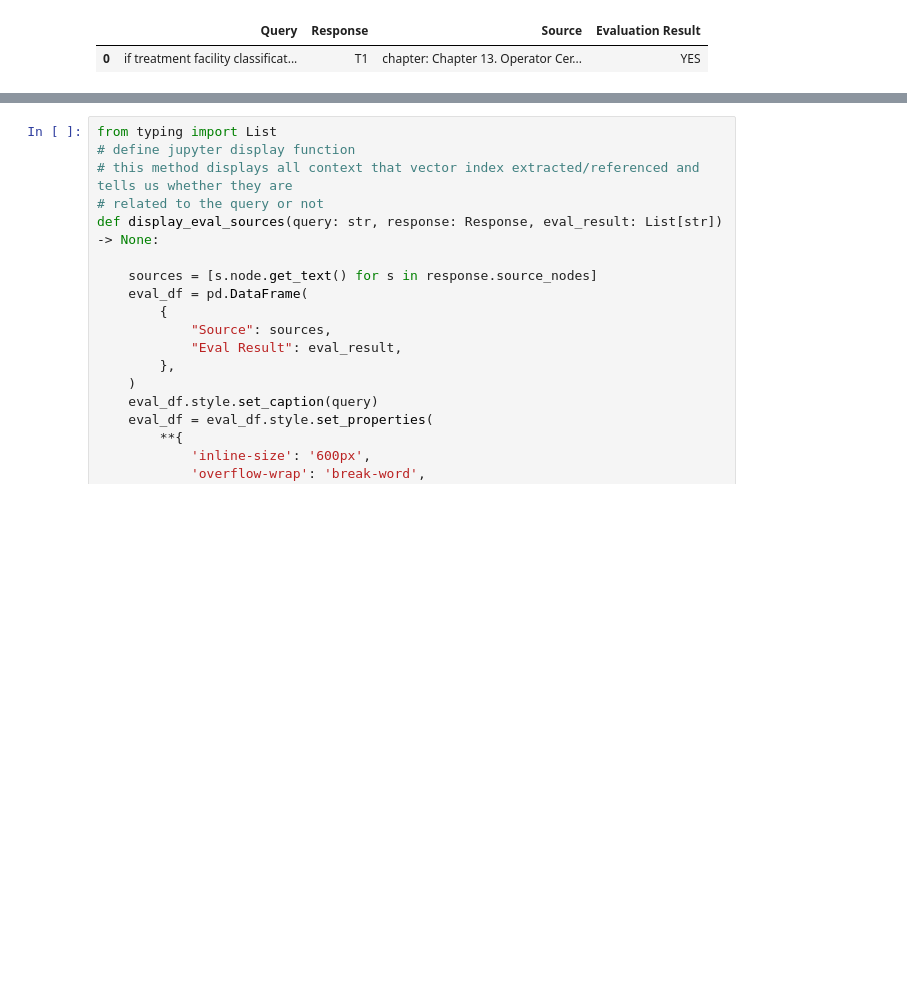
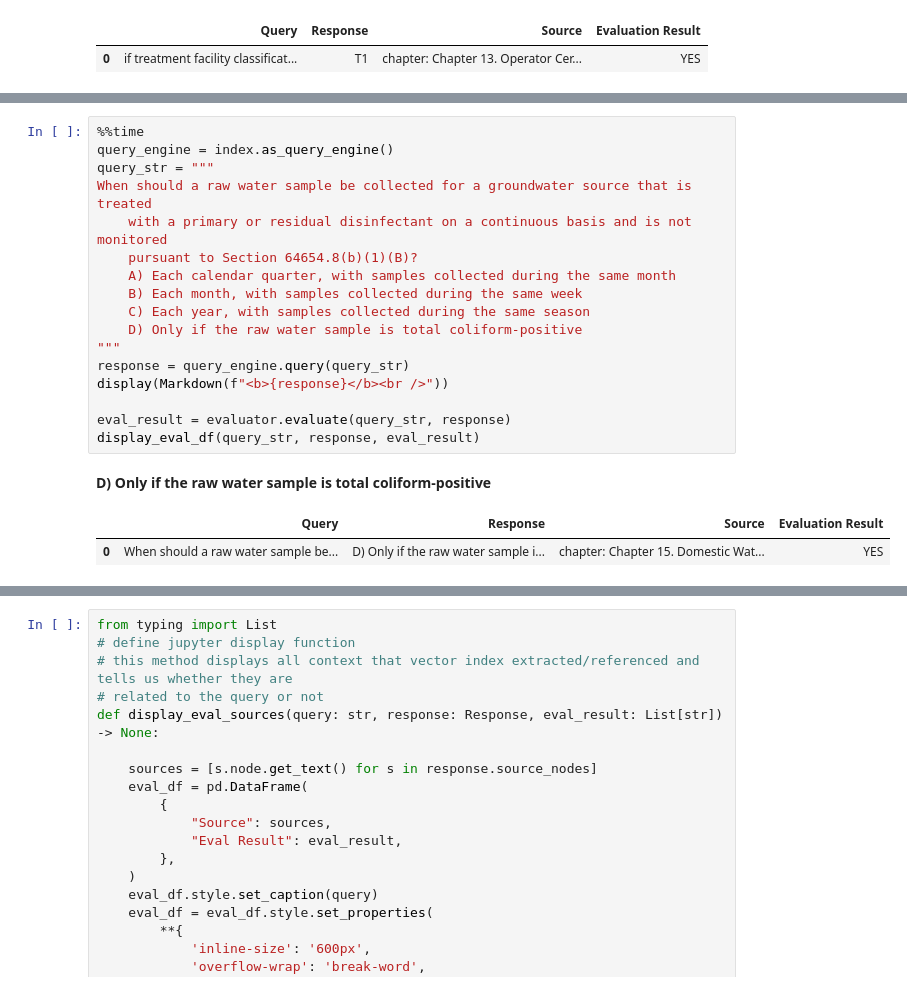
Before and after one commit to DWR-Chatbot-Project/Chatbot, a Jupyter notebook: Python/Drafts/bloomLlama/bloom_llama_evaluation.ipynb, the cells around one changed output, grey strips where cells are left out. Cells and saved outputs as stored; diff of their text form; blank space fills up the shorter version.

```diff
--- a/Python/Drafts/bloomLlama/bloom_llama_evaluation.ipynb
+++ b/Python/Drafts/bloomLlama/bloom_llama_evaluation.ipynb
@@ -222,0 +238,22 @@ Wall time: 1.99 s
+# %%
+%%time
+query_engine = index.as_query_engine()
+query_str = """
+When should a raw water sample be collected for a groundwater source that is treated
+    with a primary or residual disinfectant on a continuous basis and is not monitored
+    pursuant to Section 64654.8(b)(1)(B)?
+    A) Each calendar quarter, with samples collected during the same month
+    B) Each month, with samples collected during the same week
+    C) Each year, with samples collected during the same season
+    D) Only if the raw water sample is total coliform-positive
+"""
+response = query_engine.query(query_str)
+display(Markdown(f"<b>{response}</b><br />"))
+
+eval_result = evaluator.evaluate(query_str, response)
+display_eval_df(query_str, response, eval_result)
+# %% [output]
+<b>
+D) Only if the raw water sample is total coliform-positive</b><br />
+|  | Query | Response | Source | Evaluation Result |
+| 0 | When should a raw water sample be... | D) Only if the raw water sample i... | chapter: Chapter 15. Domestic Wat... | YES |
```
Also changed, not shown: parts of 21 cells of this notebook.
